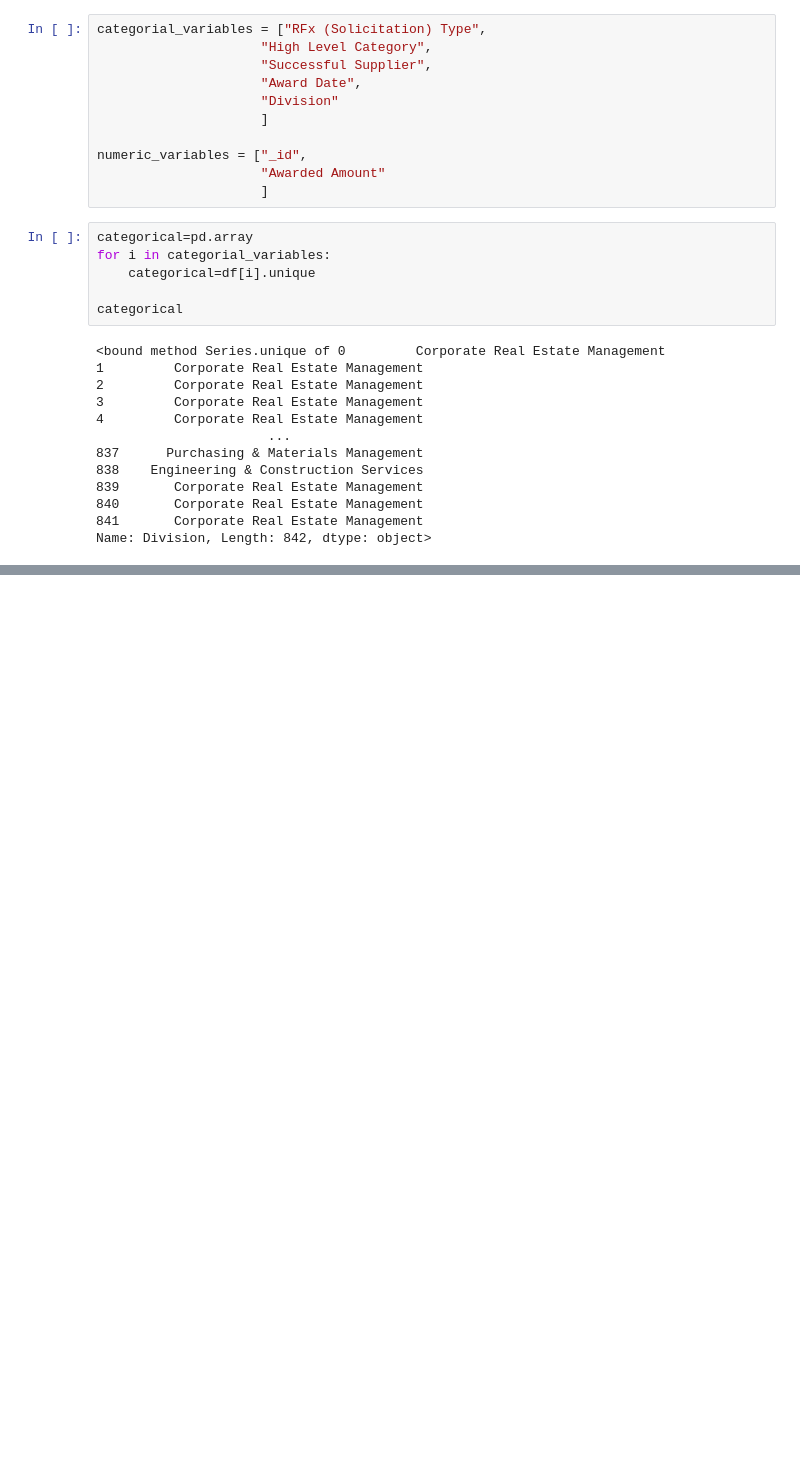
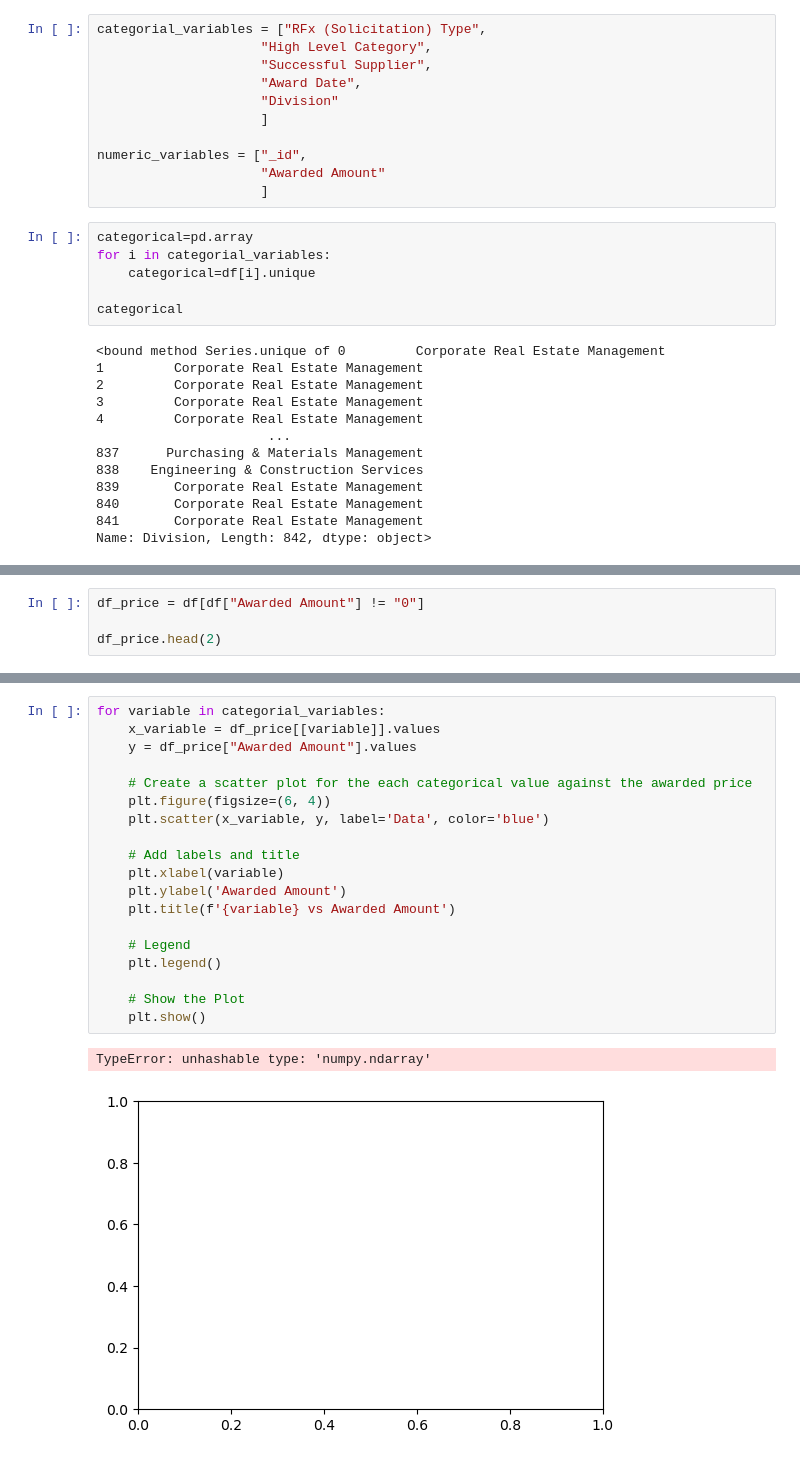
Before and after one commit to jcpeinado/visualization, a Jupyter notebook: 02_activities/assignments/toronto_awarded_contracts.ipynb, the cells around one changed output, grey strips where cells are left out. Drawn from its saved outputs; the diff is of its cells as text; blank space fills up the shorter version.

```diff
--- a/02_activities/assignments/toronto_awarded_contracts.ipynb
+++ b/02_activities/assignments/toronto_awarded_contracts.ipynb
@@ -95,0 +104,4 @@ Name: Division, Length: 842, dtype: object>
+# %%
+df_price = df[df["Awarded Amount"] != "0"]
+
+df_price.head(2)
@@ -95,0 +112,22 @@ Name: Division, Length: 842, dtype: object>
+# %%
+for variable in categorial_variables:
+    x_variable = df_price[[variable]].values
+    y = df_price["Awarded Amount"].values
+
+    # Create a scatter plot for the each categorical value against the awarded price
+    plt.figure(figsize=(6, 4))
+    plt.scatter(x_variable, y, label='Data', color='blue')
+
+    # Add labels and title
+    plt.xlabel(variable)
+    plt.ylabel('Awarded Amount')
+    plt.title(f'{variable} vs Awarded Amount')
+
+    # Legend
+    plt.legend()
+
+    # Show the Plot
+    plt.show()
+# %% [output]
+TypeError: unhashable type: 'numpy.ndarray'
+[figure, added]
```
Also changed, not shown: parts of 4 cells of this notebook.
